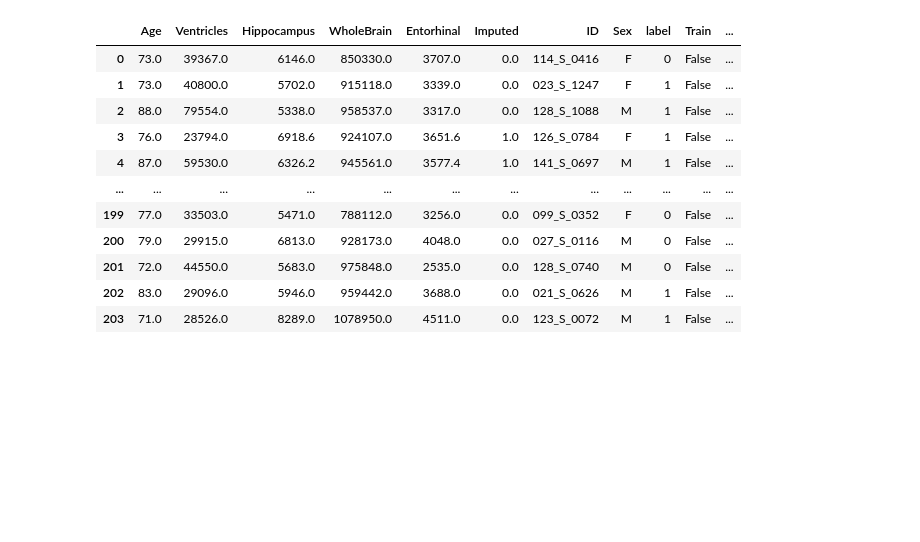
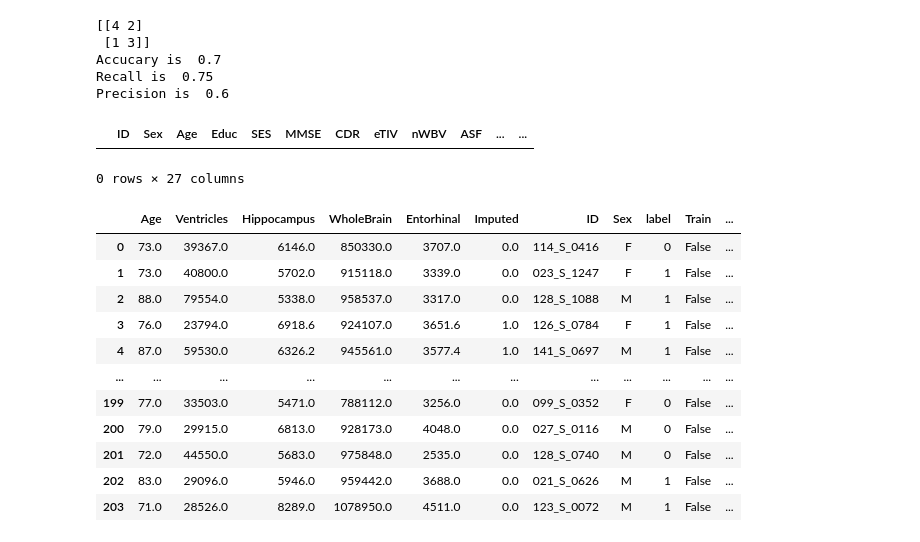
Before and after one commit to tamap94/ds-capstone-alzheimers-, a Jupyter notebook: modelling/error_analysis.ipynb, the cells around one changed output. Saved outputs shown, nothing was run; the diff lists cells and outputs as text; code cells hidden in the pictures; blank space fills up the shorter version.

```diff
--- a/modelling/error_analysis.ipynb
+++ b/modelling/error_analysis.ipynb
@@ -29,0 +12,10 @@ df_num = pd.read_csv("../modelling/tables/numerical_brian_only_predictions.csv")
+# %%
+df_test = pd.read_csv("../preprocessing/processed_data/dftest.csv")
+data = np.load('../preprocessing/processed_data/segmented_slices.npz')
+X_test0=data['X_test0']
+X_test1=data['X_test1']
+X_test2=data['X_test2']
+y_test=data['y_test']
+trained_model = models.load_model("../models/best_model/")
+# %%
+y_probs = trained_model.predict([X_test0, X_test1, X_test2])
@@ -30 +25,23 @@ df_num = pd.read_csv("../modelling/tables/numerical_brian_only_predictions.csv")
+# %%
+y_pred = (y_probs+0.1).round() #threshold is 0.4
+df_test["y_test"] = y_test
+df_test["y_probs"] = y_probs
+df_test["y_pred"] = y_pred
+df_test.to_csv("./predictions/img_cnn_predictions.csv")
+# %%
+print(confusion_matrix(df_test["y_test"], df_test["y_pred"]))
+print("Accucary is ", accuracy_score(df_test["y_test"], df_test["y_pred"]))
+print("Recall is ", recall_score(df_test["y_test"], df_test["y_pred"]))
+print("Precision is ", precision_score(df_test["y_test"], df_test["y_pred"]))
+# %% [output]
+[[4 2]
+ [1 3]]
+Accucary is  0.7
+Recall is  0.75
+Precision is  0.6
+# %%
+df_test[df_test["label"] != df_test["y_test"]]
+# %% [output]
+|  | ID | Sex | Age | Educ | SES | MMSE | CDR | eTIV | nWBV | ASF | ... | ... |
+0 rows × 27 columns
 # %%
```
Also changed, not shown: parts of 10 cells of this notebook, 33 other files.
